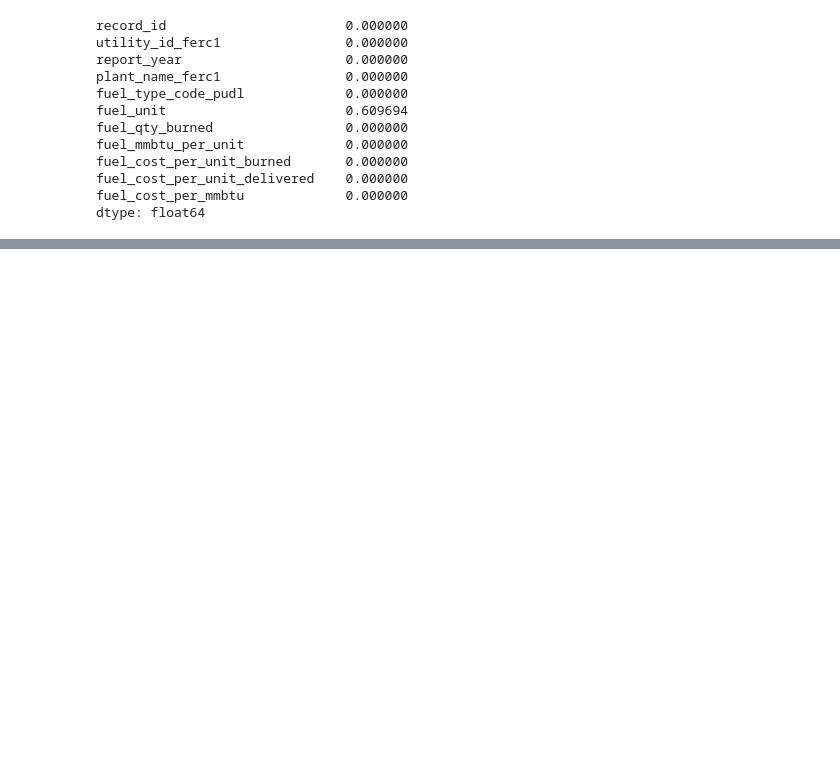
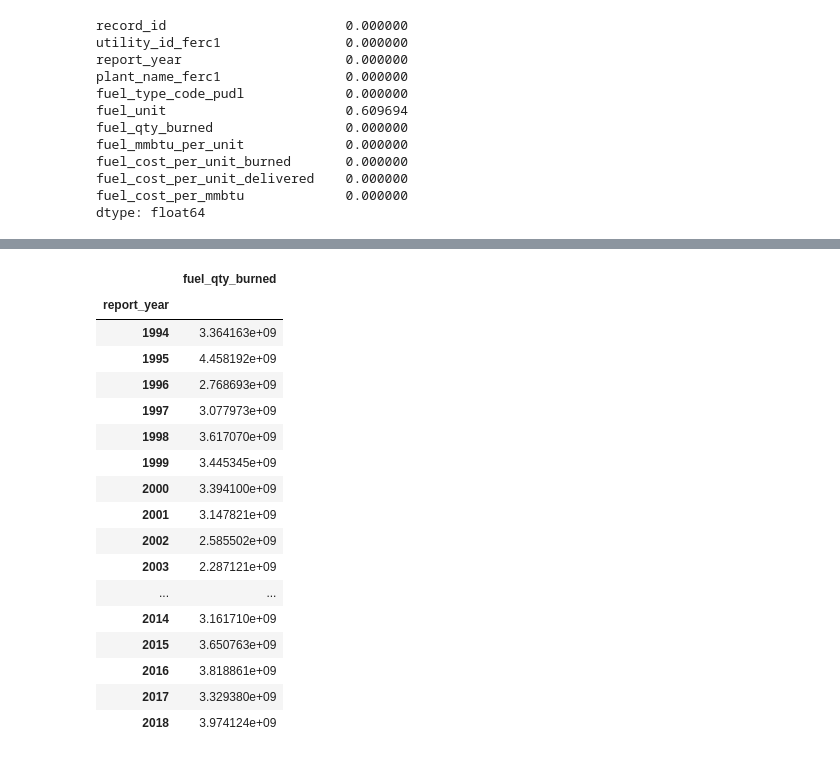
Before and after one commit to benzine01/Ebenezer_Ise, a Jupyter notebook: DSQiiz.ipynb, the cells around one changed output, grey strips where cells are left out. Cells and saved outputs as stored; diff of their text form; code cells hidden in the pictures; blank space fills up the shorter version.

```diff
--- a/DSQiiz.ipynb
+++ b/DSQiiz.ipynb
@@ -54,0 +99,23 @@ dtype: float64
+# %%
+# we can also group by the year, to see the years with the highest fuel usage
+usage_year = fuel_data[['report_year','fuel_qty_burned']].groupby('report_year').sum()
+usage_year
+# %% [output]
+|  | fuel_qty_burned |
+| report_year |  |
+| 1994 | 3.364163e+09 |
+| 1995 | 4.458192e+09 |
+| 1996 | 2.768693e+09 |
+| 1997 | 3.077973e+09 |
+| 1998 | 3.617070e+09 |
+| 1999 | 3.445345e+09 |
+| 2000 | 3.394100e+09 |
+| 2001 | 3.147821e+09 |
+| 2002 | 2.585502e+09 |
+| 2003 | 2.287121e+09 |
+| ... | ... |
+| 2014 | 3.161710e+09 |
+| 2015 | 3.650763e+09 |
+| 2016 | 3.818861e+09 |
+| 2017 | 3.329380e+09 |
+| 2018 | 3.974124e+09 |
```
Also changed, not shown: parts of 10 cells of this notebook.
